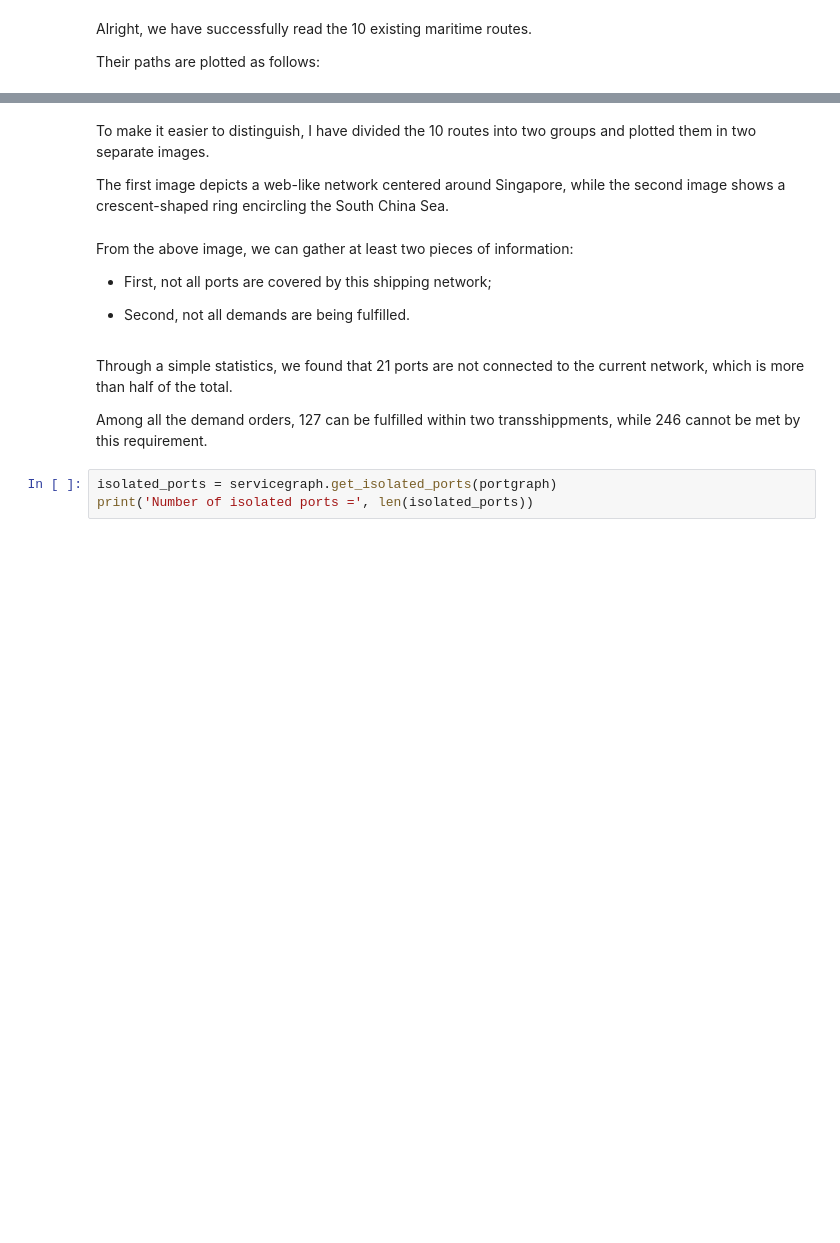
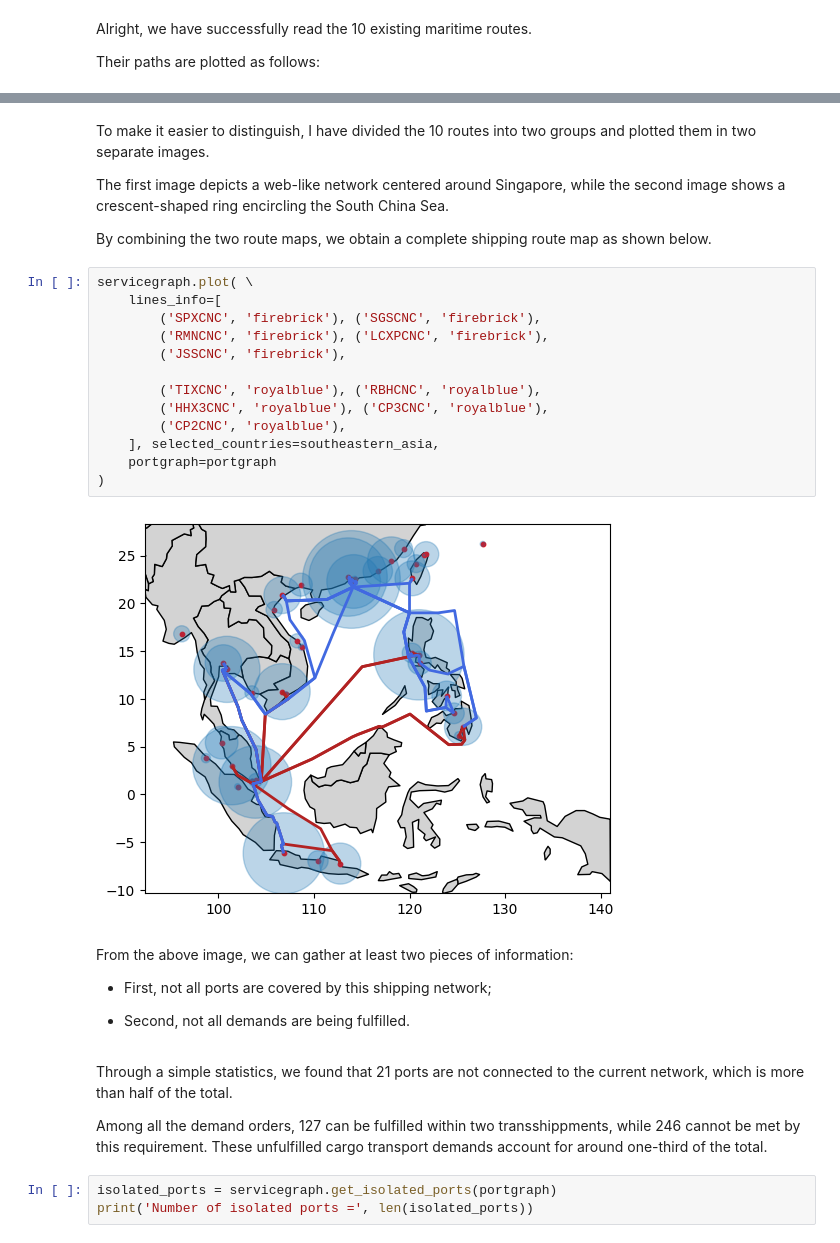
Before and after one commit to anjaliancy/nus-cma-proj-priv, a Jupyter notebook: src/example_southeasternAsia.ipynb, the cells around one changed output, grey strips where cells are left out. Drawn from its saved outputs; the diff is of its cells as text; blank space fills up the shorter version.

```diff
--- a/src/example_southeasternAsia.ipynb
+++ b/src/example_southeasternAsia.ipynb
@@ -152,6 +149,23 @@ servicegraph.plot( \
 To make it easier to distinguish, I have divided the 10 routes into two groups and plotted them in two separate images.
 
 The first image depicts a web-like network centered around Singapore, while the second image shows a crescent-shaped ring encircling the South China Sea.
+
+By combining the two route maps, we obtain a complete shipping route map as shown below.
+# %%
+servicegraph.plot( \
+	lines_info=[
+		('SPXCNC', 'firebrick'), ('SGSCNC', 'firebrick'),
+		('RMNCNC', 'firebrick'), ('LCXPCNC', 'firebrick'),
+		('JSSCNC', 'firebrick'),
+
+		('TIXCNC', 'royalblue'), ('RBHCNC', 'royalblue'),
+		('HHX3CNC', 'royalblue'), ('CP3CNC', 'royalblue'),
+		('CP2CNC', 'royalblue'),
+	], selected_countries=southeastern_asia,
+	portgraph=portgraph
+)
+# %% [output]
+[figure, added]
 # %% [markdown]
 From the above image, we can gather at least two pieces of information:
 
@@ -161,7 +175,7 @@ From the above image, we can gather at least two pieces of information:
 # %% [markdown]
 Through a simple statistics, we found that 21 ports are not connected to the current network, which is more than half of the total.
 
-Among all the demand orders, 127 can be fulfilled within two transshippments, while 246 cannot be met by this requirement.
+Among all the demand orders, 127 can be fulfilled within two transshippments, while 246 cannot be met by this requirement. These unfulfilled cargo transport demands account for around one-third of the total.
 # %%
 isolated_ports = servicegraph.get_isolated_ports(portgraph)
 print('Number of isolated ports =', len(isolated_ports))
```
Also changed, not shown: parts of 22 cells of this notebook, 5 other files.
